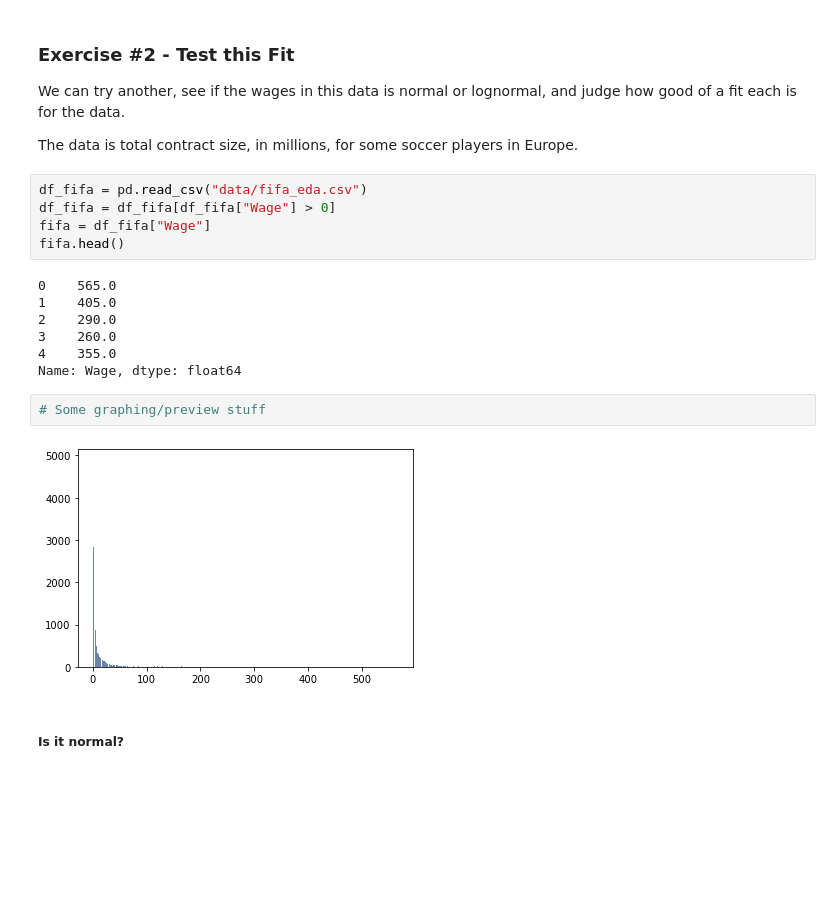
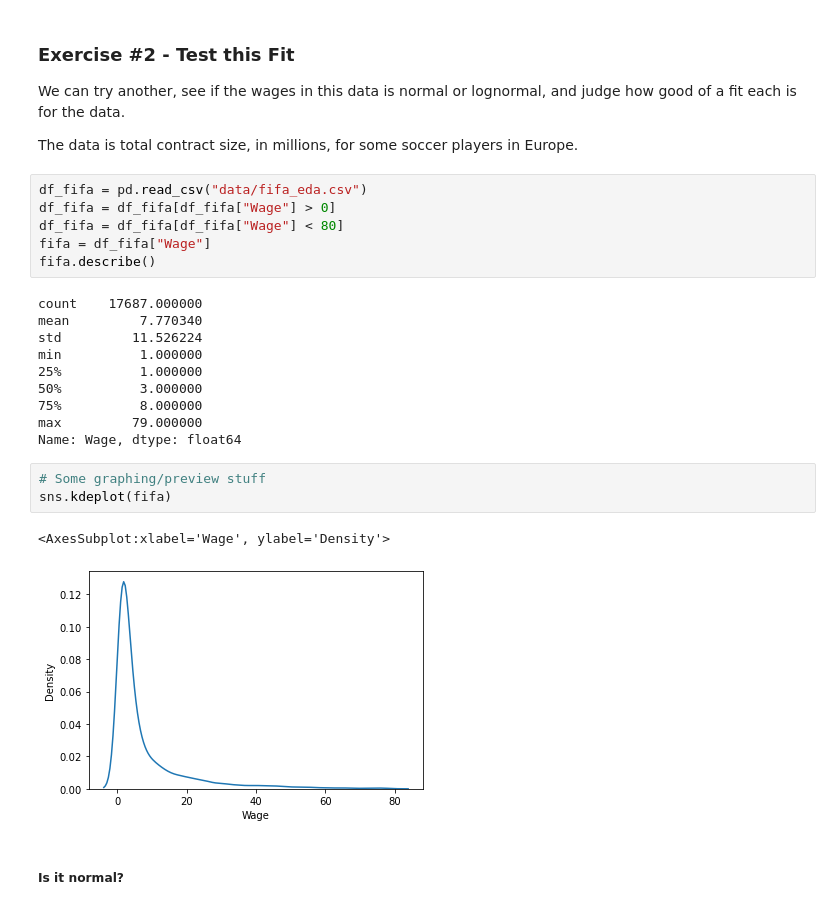
Before and after one commit to ASykes4/Basic_Stats_in_Python_Student_Workbooks, a Jupyter notebook: 008_Analytical_Dist.ipynb, the cells around one changed output. Drawn from its saved outputs; the diff is of its cells as text; blank space fills up the shorter version.

```diff
--- a/008_Analytical_Dist.ipynb
+++ b/008_Analytical_Dist.ipynb
@@ -415,18 +420,24 @@ The data is total contract size, in millions, for some soccer players in Europe.
 # %%
 df_fifa = pd.read_csv("data/fifa_eda.csv")
 df_fifa = df_fifa[df_fifa["Wage"] > 0]
+df_fifa = df_fifa[df_fifa["Wage"] < 80]
 fifa = df_fifa["Wage"]
-fifa.head()
+fifa.describe()
 # %% [output]
-0    565.0
-1    405.0
-2    290.0
-3    260.0
-4    355.0
+count    17687.000000
+mean         7.770340
+std         11.526224
+min          1.000000
+25%          1.000000
+50%          3.000000
+75%          8.000000
+max         79.000000
 Name: Wage, dtype: float64
 # %%
 # Some graphing/preview stuff
+sns.kdeplot(fifa)
 # %% [output]
+<AxesSubplot:xlabel='Wage', ylabel='Density'>
-[figure, old version]
+[figure, new version]
 # %% [markdown]
 ##### Is it normal?
```
Also changed, not shown: parts of 24 cells of this notebook.
